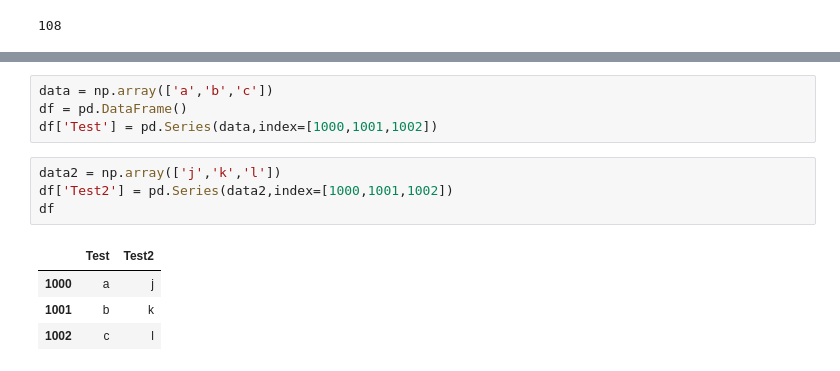
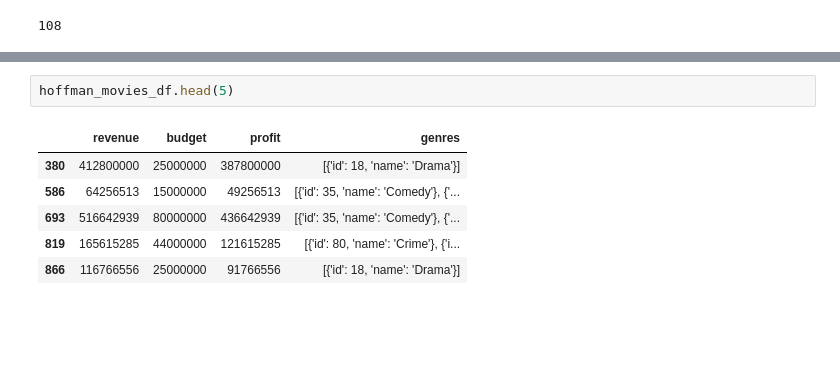
Before and after one commit to faltisco/Choose_Genre, a Jupyter notebook: EDA on TMDB.ipynb, the cells around one changed output, grey strips where cells are left out. Saved outputs shown, nothing was run; the diff lists cells and outputs as text; blank space fills up the shorter version.

```diff
--- a/EDA on TMDB.ipynb
+++ b/EDA on TMDB.ipynb
@@ -198,13 +135,9 @@ hoffman_df.describe()
-# %%
-data = np.array(['a','b','c'])
-df = pd.DataFrame()
-df['Test'] = pd.Series(data,index=[1000,1001,1002])
-# %%
-data2 = np.array(['j','k','l'])
-df['Test2'] = pd.Series(data2,index=[1000,1001,1002])
-df
-# %% [output]
-|  | Test | Test2 |
-| 1000 | a | j |
-| 1001 | b | k |
-| 1002 | c | l |
+# %%
+hoffman_movies_df.head(5)
+# %% [output]
+|  | revenue | budget | profit | genres |
+| 380 | 412800000 | 25000000 | 387800000 | [{'id': 18, 'name': 'Drama'}] |
+| 586 | 64256513 | 15000000 | 49256513 | [{'id': 35, 'name': 'Comedy'}, {'... |
+| 693 | 516642939 | 80000000 | 436642939 | [{'id': 35, 'name': 'Comedy'}, {'... |
+| 819 | 165615285 | 44000000 | 121615285 | [{'id': 80, 'name': 'Crime'}, {'i... |
+| 866 | 116766556 | 25000000 | 91766556 | [{'id': 18, 'name': 'Drama'}] |
```
Also changed, not shown: parts of 12 cells of this notebook, 1 other file.
